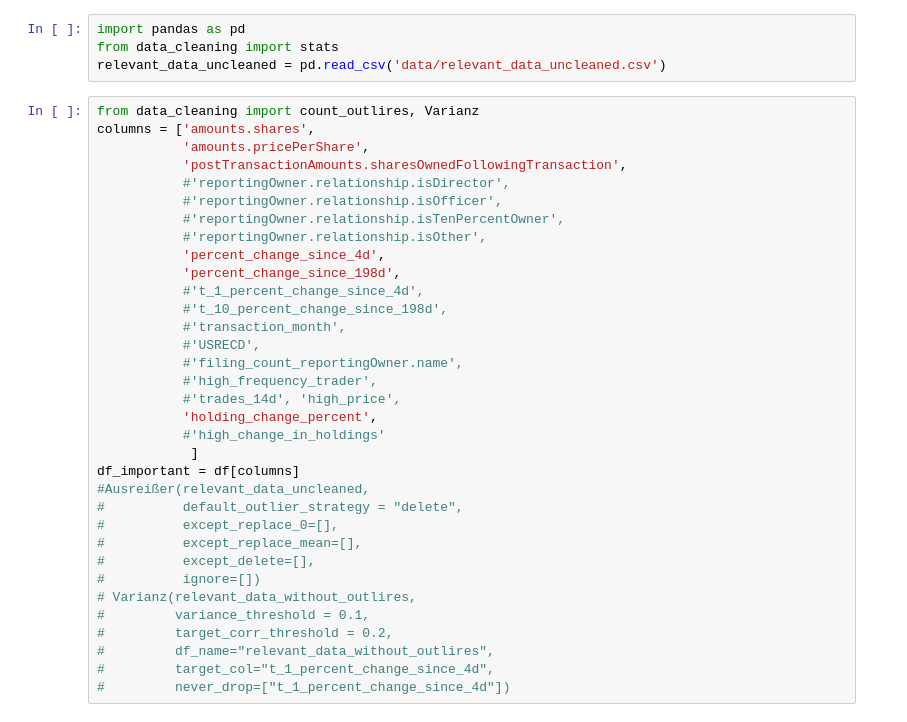
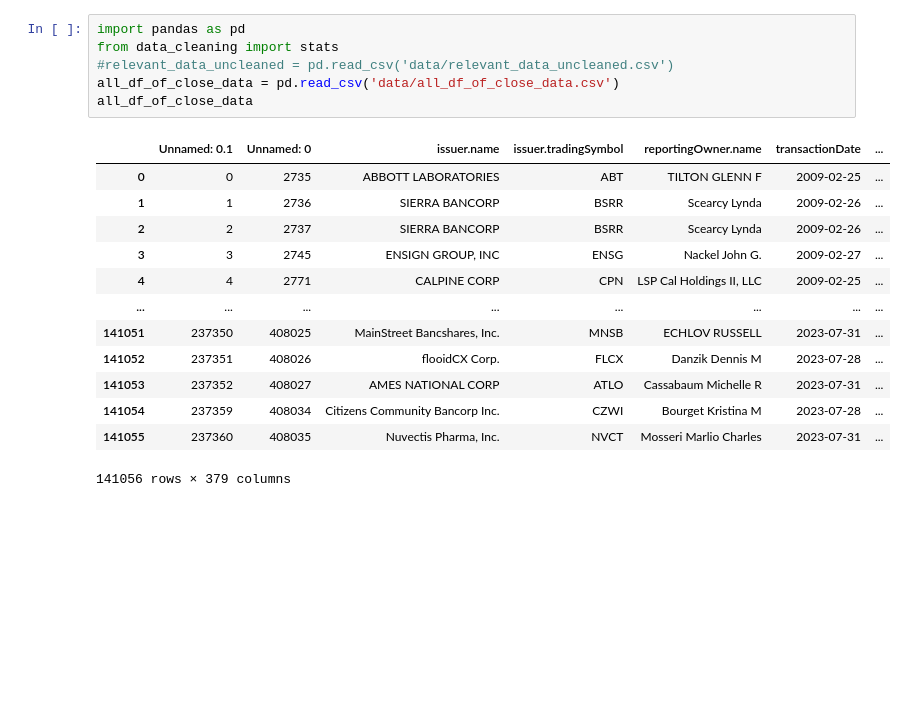
Before and after one commit to pluschka/Algorithmic-Trading-SEC-data-analysis, a Jupyter notebook: Daten laden.ipynb, the cells around one changed output. Cells and saved outputs as stored; diff of their text form; blank space fills up the shorter version.

```diff
--- a/Daten laden.ipynb
+++ b/Daten laden.ipynb
@@ -1,38 +1,20 @@
 # %%
 import pandas as pd
 from data_cleaning import stats
-relevant_data_uncleaned = pd.read_csv('data/relevant_data_uncleaned.csv')
+#relevant_data_uncleaned = pd.read_csv('data/relevant_data_uncleaned.csv')
+all_df_of_close_data = pd.read_csv('data/all_df_of_close_data.csv')
+all_df_of_close_data
+# %% [output]
+|  | Unnamed: 0.1 | Unnamed: 0 | issuer.name | issuer.tradingSymbol | reportingOwner.name | transactionDate | ... |
+| 0 | 0 | 2735 | ABBOTT LABORATORIES | ABT | TILTON GLENN F | 2009-02-25 | ... |
+| 1 | 1 | 2736 | SIERRA BANCORP | BSRR | Scearcy Lynda | 2009-02-26 | ... |
+| 2 | 2 | 2737 | SIERRA BANCORP | BSRR | Scearcy Lynda | 2009-02-26 | ... |
+| 3 | 3 | 2745 | ENSIGN GROUP, INC | ENSG | Nackel John G. | 2009-02-27 | ... |
+| 4 | 4 | 2771 | CALPINE CORP | CPN | LSP Cal Holdings II, LLC | 2009-02-25 | ... |
+| ... | ... | ... | ... | ... | ... | ... | ... |
+| 141051 | 237350 | 408025 | MainStreet Bancshares, Inc. | MNSB | ECHLOV RUSSELL | 2023-07-31 | ... |
+| 141052 | 237351 | 408026 | flooidCX Corp. | FLCX | Danzik Dennis M | 2023-07-28 | ... |
+| 141053 | 237352 | 408027 | AMES NATIONAL CORP | ATLO | Cassabaum Michelle R | 2023-07-31 | ... |
+| 141054 | 237359 | 408034 | Citizens Community Bancorp Inc. | CZWI | Bourget Kristina M | 2023-07-28 | ... |
+| 141055 | 237360 | 408035 | Nuvectis Pharma, Inc. | NVCT | Mosseri Marlio Charles | 2023-07-31 | ... |
+141056 rows × 379 columns
-# %%
-from data_cleaning import count_outlires, Varianz
-columns = ['amounts.shares',
-           'amounts.pricePerShare',
-           'postTransactionAmounts.sharesOwnedFollowingTransaction',
-           #'reportingOwner.relationship.isDirector',
-           #'reportingOwner.relationship.isOfficer',
-           #'reportingOwner.relationship.isTenPercentOwner',
-           #'reportingOwner.relationship.isOther',
-           'percent_change_since_4d',
-           'percent_change_since_198d',
-           #'t_1_percent_change_since_4d',
-           #'t_10_percent_change_since_198d',
-           #'transaction_month',
-           #'USRECD',
-           #'filing_count_reportingOwner.name',
-           #'high_frequency_trader',
-           #'trades_14d', 'high_price',
-           'holding_change_percent',
-           #'high_change_in_holdings'
-            ]
-df_important = df[columns]
-#Ausreißer(relevant_data_uncleaned,
-#          default_outlier_strategy = "delete",
-#          except_replace_0=[],
-#          except_replace_mean=[],
-#          except_delete=[],
-#          ignore=[])
-# Varianz(relevant_data_without_outlires,
-#         variance_threshold = 0.1,
-#         target_corr_threshold = 0.2,
-#         df_name="relevant_data_without_outlires",
-#         target_col="t_1_percent_change_since_4d",
-#         never_drop=["t_1_percent_change_since_4d"])
```
Also changed, not shown: parts of 6 cells of this notebook, 14 other files.
